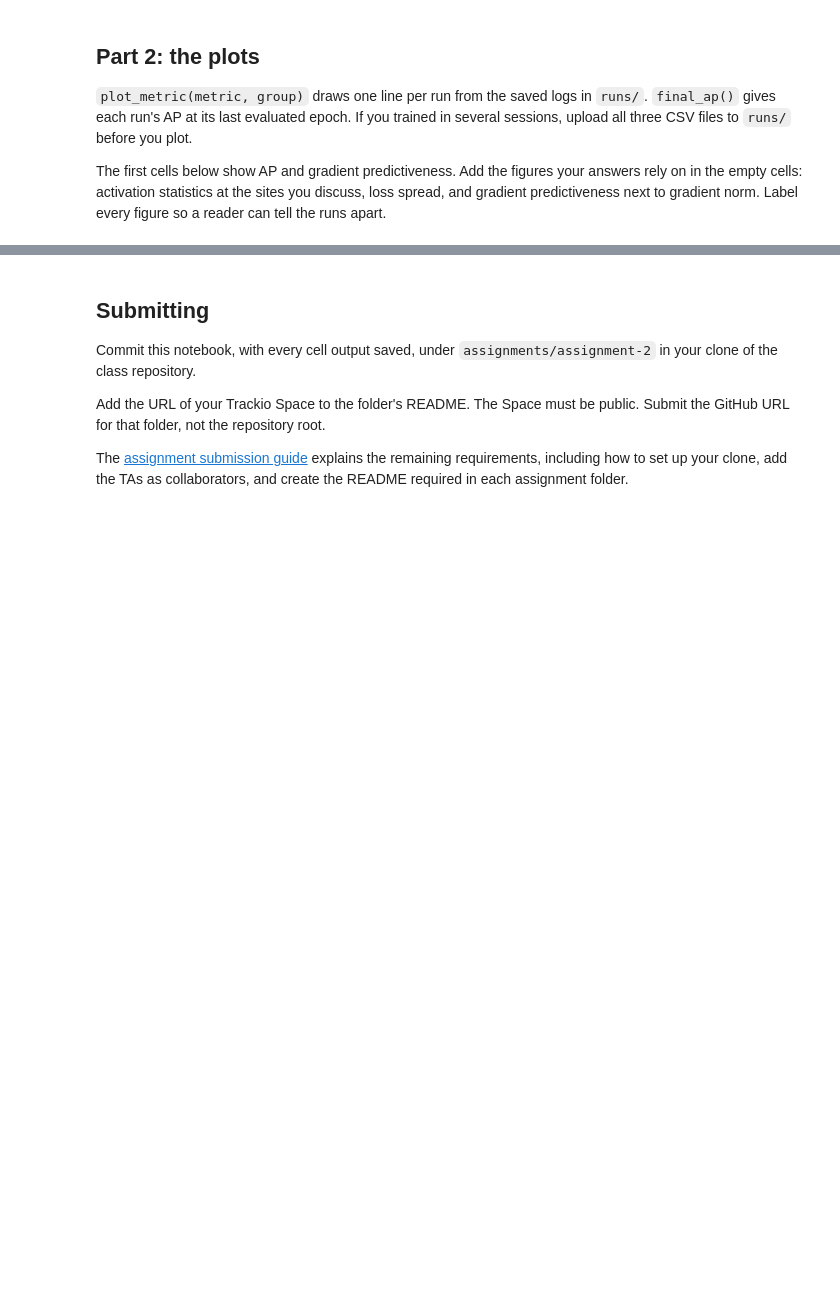
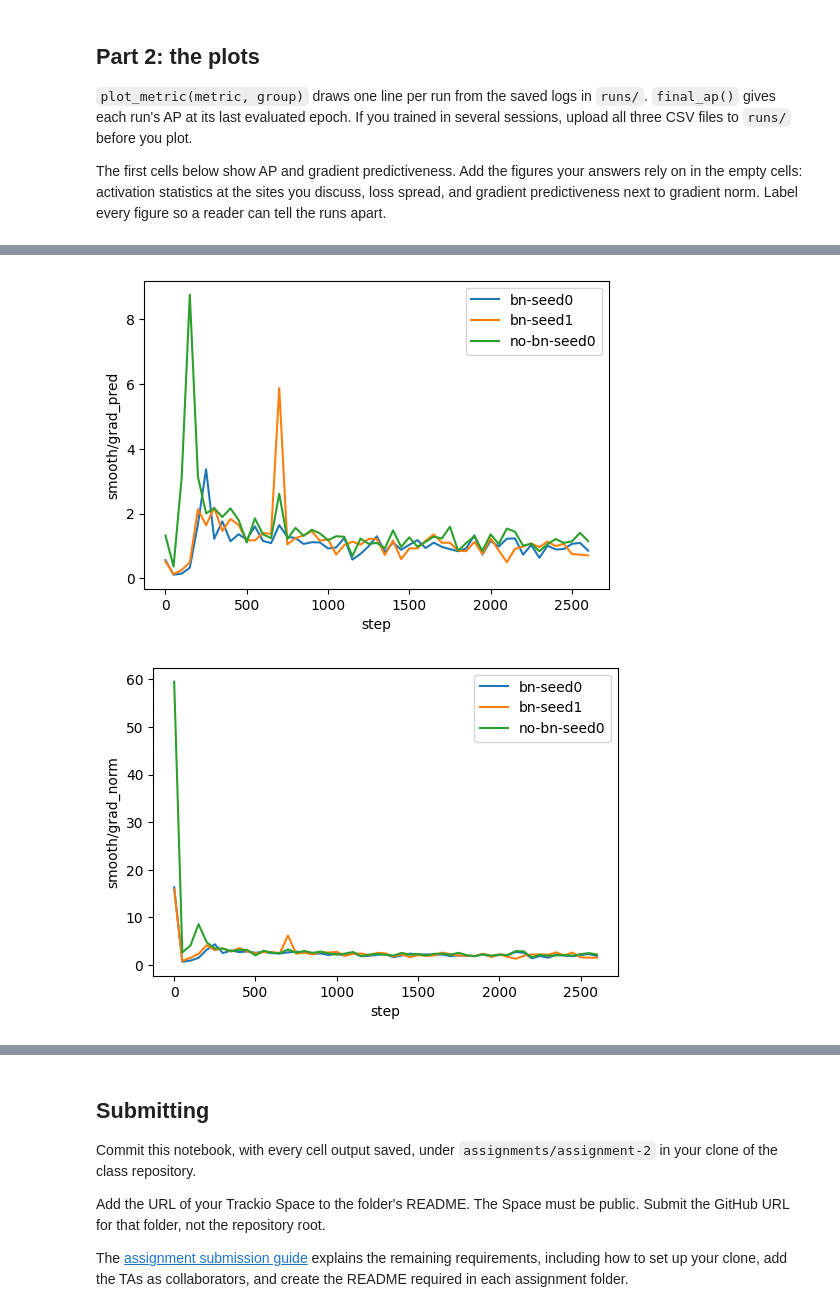
Before and after one commit to emb9544/eng-ai-agents, a Jupyter notebook: notebooks/assignments/topics/object-detection/detection-instrumentation/detection-instrumentation.ipynb, the cells around one changed output, grey strips where cells are left out. Cells and saved outputs as stored; diff of their text form; code cells hidden in the pictures; blank space fills up the shorter version.

```diff
--- a/notebooks/assignments/topics/object-detection/detection-instrumentation/detection-instrumentation.ipynb
+++ b/notebooks/assignments/topics/object-detection/detection-instrumentation/detection-instrumentation.ipynb
@@ -841,5 +876,12 @@ plot_metric("smooth", "grad_pred")
 # %%
 # Gradient predictiveness and gradient norm
+
+
+plot_metric("smooth", "grad_pred")
+plot_metric("smooth", "grad_norm")
+# %% [output]
+[figure, added]
+[figure, added]
 # %% [markdown]
 ## Part 3: questions
 
```
Also changed, not shown: parts of 13 cells of this notebook.
